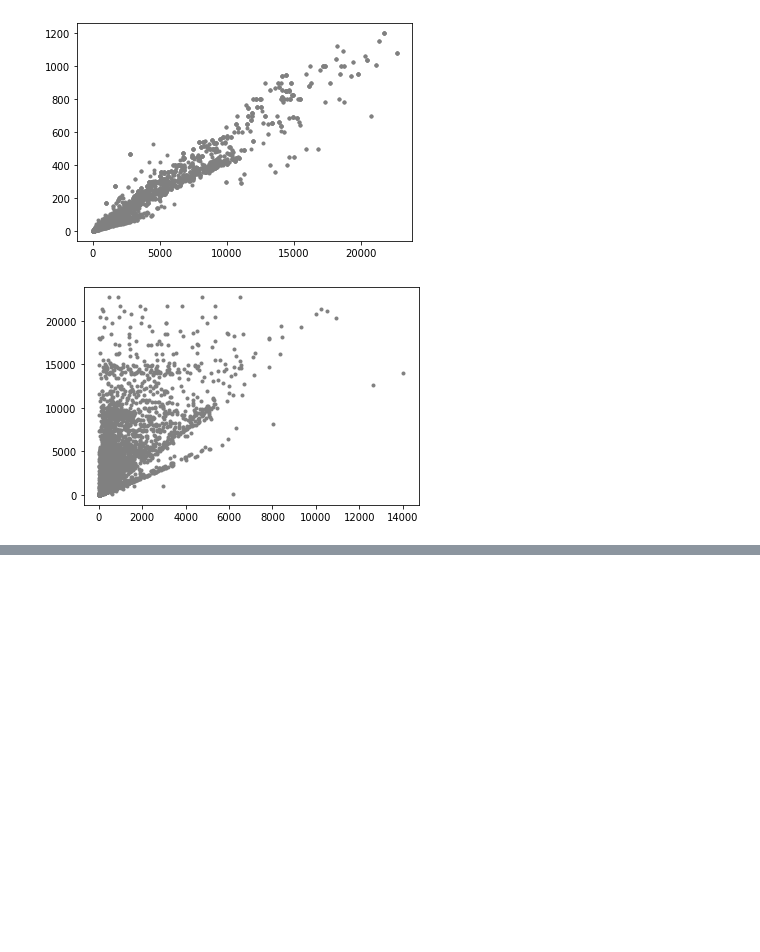
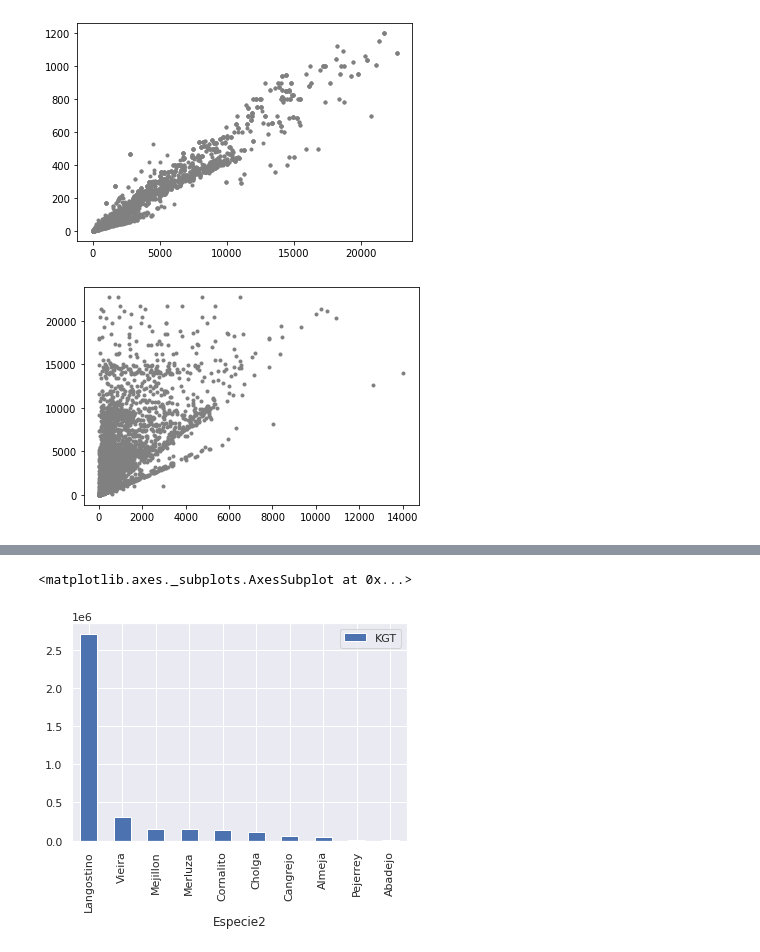
Before and after one commit to GiselePicech/ProcesamientoPesquero, a Jupyter notebook: Pesquera.ipynb, the cells around one changed output, grey strips where cells are left out. Saved outputs shown, nothing was run; the diff lists cells and outputs as text; code cells hidden in the pictures; blank space fills up the shorter version.

```diff
--- a/Pesquera.ipynb
+++ b/Pesquera.ipynb
@@ -193,0 +220,8 @@ plt.show()
+# %%
+especies = pesca[['Especie2','KGT']].groupby('Especie2').sum().sort_values('KGT',ascending=False)
+# %%
+#Filtro las especies por ranking de SumKGT > 10.000
+dfEspecies = pd.DataFrame(especies)
+especies_maxpesos = dfEspecies['KGT']>=10000
+filtro_dfEspecies = dfEspecies[especies_maxpesos]
+print(filtro_dfEspecies)
@@ -193,0 +241,5 @@ plt.show()
+# %%
+filtro_dfEspecies.plot(kind='bar')
+# %% [output]
+<matplotlib.axes._subplots.AxesSubplot at 0x...>
+[figure, added]
```
Also changed, not shown: parts of 44 cells of this notebook.
